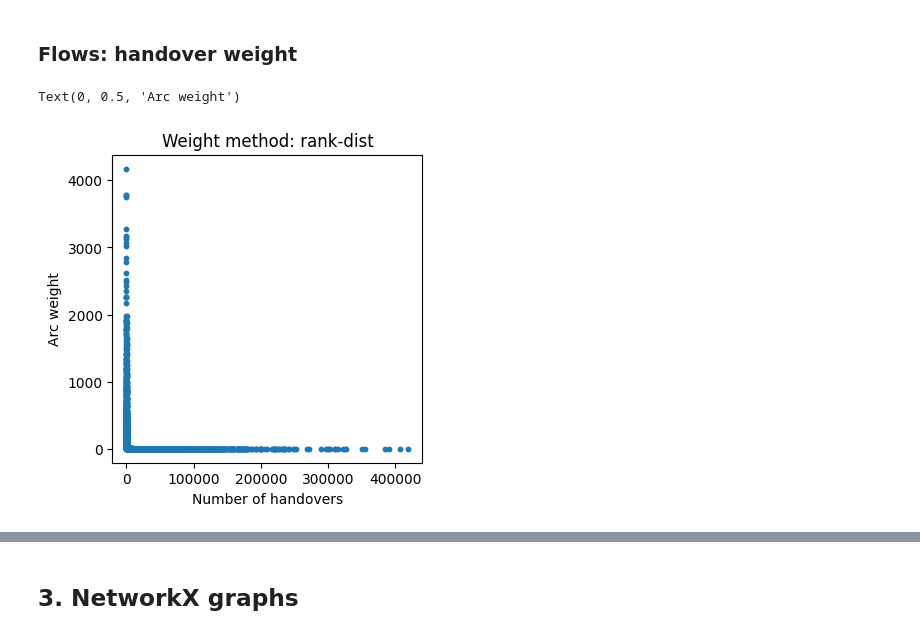
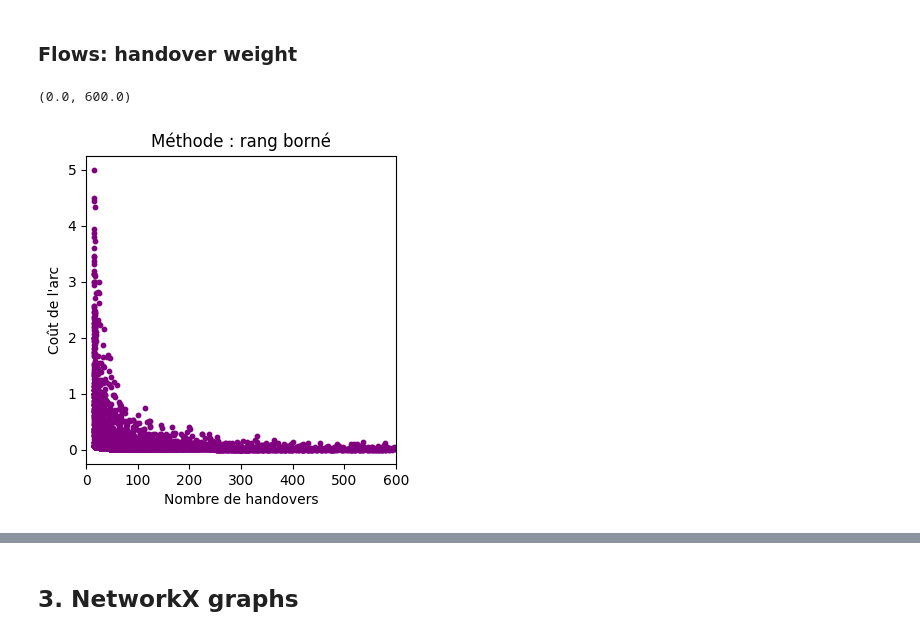
Before and after one commit to eakopyan/Popular-paths, a Jupyter notebook: HOProcess_v2/graph_analysis.ipynb, the cells around one changed output, grey strips where cells are left out. Cells and saved outputs as stored; diff of their text form; code cells hidden in the pictures.

```diff
--- a/HOProcess_v2/graph_analysis.ipynb
+++ b/HOProcess_v2/graph_analysis.ipynb
@@ -144,8 +144,8 @@ def compute_weight(data, method='inverse'):
             data = join_ranks(data, enb_df)
         ser = pd.Series()
         for idx,row in data.iterrows():
-            ser[idx] = max(1, abs(row.srcRank - row.dstRank)) / row.nbHO15
-            #ser[idx] = max(1, row.srcRank - row.dstRank +1) / row.nbHO15
+            ser[idx] = max(1, row.srcRank - row.dstRank +1) / row.nbHO15
+            #ser[idx] = max(1, abs(row.srcRank - row.dstRank)) / row.nbHO15
         data['Weight'] = ser
 
     elif method == 'rank-dist':
@@ -162,15 +162,17 @@ def compute_weight(data, method='inverse'):
     else:
         raise ValueError('Invalid method. Choose inverse, prop, distance, rank or rank-dist.')
     return data
+# %%
+method = 'rank'
+ho_df = compute_weight(ho_df, method)
 # %%
-method = 'rank-dist'
-ho_df = compute_weight(ho_df, method)
-
 plt.figure(figsize=(4,4))
-plt.title('Weight method: '+method)
-plt.scatter(ho_df.nbHO15, ho_df.Weight, s=10)
-plt.xlabel('Number of handovers')
-plt.ylabel('Arc weight')
+#plt.title('Weight method: '+method)
+plt.title('Méthode : rang borné')
+plt.scatter(ho_df.nbHO15, ho_df.Weight, s=10, color='purple')
+plt.xlabel('Nombre de handovers')
+plt.ylabel('Coût de l\'arc')
+plt.xlim(0,600)
 # %% [output]
-Text(0, 0.5, 'Arc weight')
+(0.0, 600.0)
-[figure, old version]
+[figure, new version]
```
Also changed, not shown: parts of 3 cells of this notebook.
